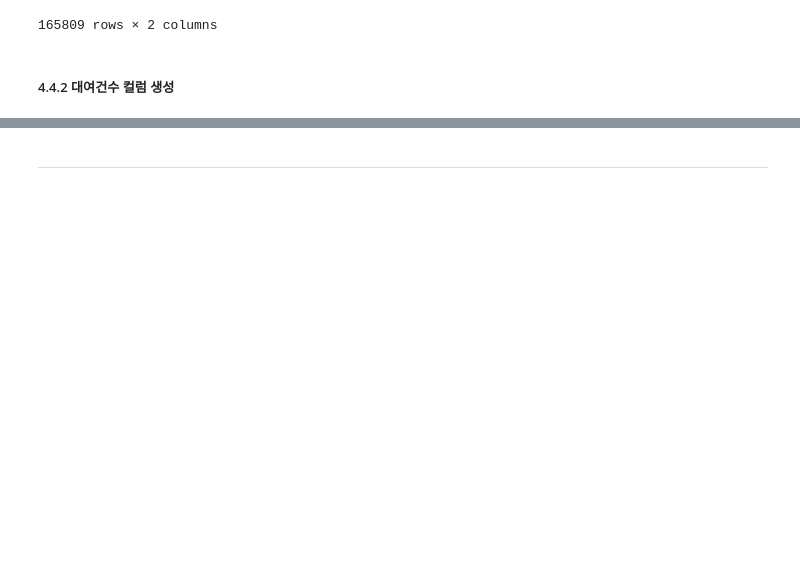
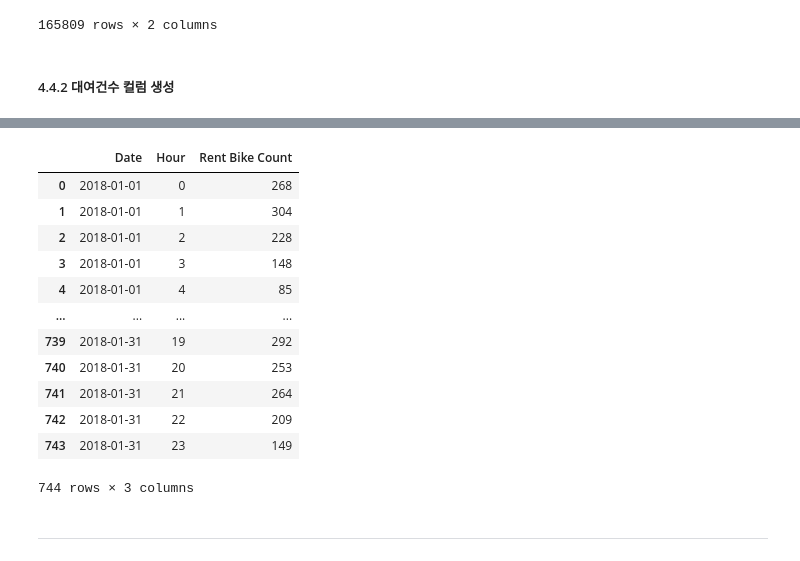
Before and after one commit to Minsoo0405/wanted-pre-onboarding-challenge-data, a Jupyter notebook: Data_Challenge_Project/code/data_preprocessing(rent_api).ipynb, the cells around one changed output, grey strips where cells are left out. Drawn from its saved outputs; the diff is of its cells as text; code cells hidden in the pictures; blank space fills up the shorter version.

```diff
--- a/Data_Challenge_Project/code/data_preprocessing(rent_api).ipynb
+++ b/Data_Challenge_Project/code/data_preprocessing(rent_api).ipynb
@@ -414,4 +415,5 @@ df_1801[['Date', 'Hour']]
 # %% [markdown]
 ##### 4.4.2 대여건수 컬럼 생성
 # %%
-df_fin = df_1801[["Date", "Hour"]]
+df_fin = df_1801.groupby(["Date","Hour"]).agg({"Hour":"count"})
+df_fin
@@ -418,2 +435,20 @@ df_fin = df_1801[["Date", "Hour"]]
+# %%
+df_fin.rename(columns={"Hour":"Rent Bike Count"}, inplace=True)
+# %%
+df_fin.reset_index()
+# %% [output]
+|  | Date | Hour | Rent Bike Count |
+| 0 | 2018-01-01 | 0 | 268 |
+| 1 | 2018-01-01 | 1 | 304 |
+| 2 | 2018-01-01 | 2 | 228 |
+| 3 | 2018-01-01 | 3 | 148 |
+| 4 | 2018-01-01 | 4 | 85 |
+| ... | ... | ... | ... |
+| 739 | 2018-01-31 | 19 | 292 |
+| 740 | 2018-01-31 | 20 | 253 |
+| 741 | 2018-01-31 | 21 | 264 |
+| 742 | 2018-01-31 | 22 | 209 |
+| 743 | 2018-01-31 | 23 | 149 |
+744 rows × 3 columns
 # %% [markdown]
 -----
```
Also changed, not shown: parts of 48 cells of this notebook, 2 other files.
